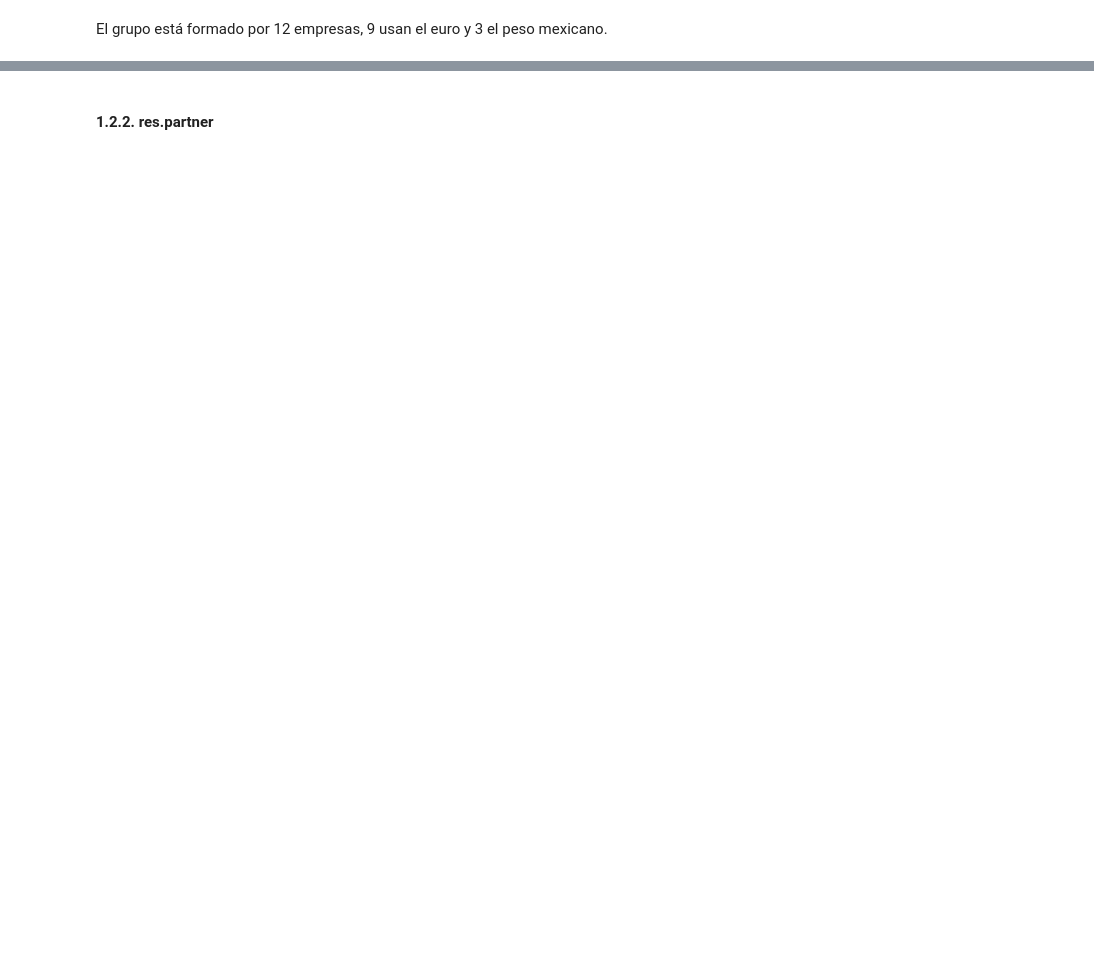
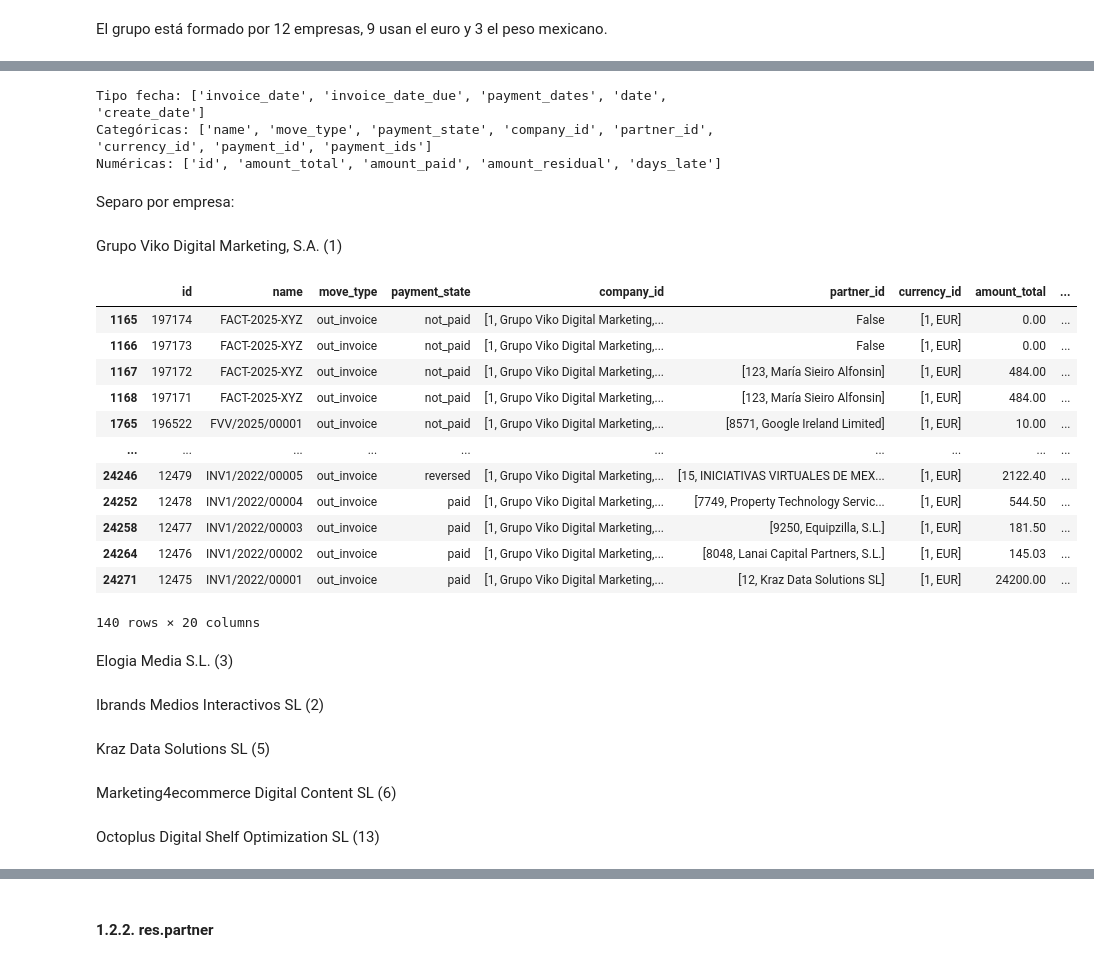
Before and after one commit to isma-fernandez/ai-agent-invoice-payment-prediction-b2b, a Jupyter notebook: exploratory.ipynb, the cells around one changed output, grey strips where cells are left out. Drawn from its saved outputs; the diff is of its cells as text; code cells hidden in the pictures; blank space fills up the shorter version.

```diff
--- a/exploratory.ipynb
+++ b/exploratory.ipynb
@@ -138,0 +272,5 @@ El grupo está formado por 12 empresas, 9 usan el euro y 3 el peso mexicano.
+# %%
+invoices_df['partner_name'] = invoices_df['partner_id'].apply(lambda x: x[1] if isinstance(x, list) else pd.NA)
+invoices_df['partner_id'] = invoices_df['partner_id'].apply(lambda x: x[0] if isinstance(x, list) else pd.NA)
+invoices_df['currency_name'] = invoices_df['currency_id'].apply(lambda x: x[1])
+invoices_df['currency_id'] = invoices_df['currency_id'].apply(lambda x: x[0])
@@ -138,0 +322,2 @@ El grupo está formado por 12 empresas, 9 usan el euro y 3 el peso mexicano.
+# %%
+invoices_df = invoices_df.drop(columns=['amount_paid'])
@@ -138,0 +394,8 @@ El grupo está formado por 12 empresas, 9 usan el euro y 3 el peso mexicano.
+# %%
+invoices_df['invoice_date_due'] = pd.to_datetime(invoices_df['invoice_date_due'], errors='coerce', format='%Y-%m-%d')
+invoices_df['invoice_date'] = pd.to_datetime(invoices_df['invoice_date'], errors='coerce')
+invoices_df['payment_dates'] = pd.to_datetime(invoices_df['payment_dates'], errors='coerce', format='%d/%m/%Y')
+invoices_df['date'] = pd.to_datetime(invoices_df['date'], errors='coerce', format='%Y-%m-%d')
+invoices_df['create_date'] = pd.to_datetime(invoices_df['create_date'], errors='coerce')
+invoices_df['days_late'] = (invoices_df['payment_dates'] - invoices_df['invoice_date_due']).dt.days
+invoices_df['is_paid'] = invoices_df['payment_state'] == "paid"
@@ -138,0 +408,42 @@ El grupo está formado por 12 empresas, 9 usan el euro y 3 el peso mexicano.
+# %%
+print(f"Tipo fecha: {date_cols}")
+print(f"Categóricas: {categorical_cols}")
+print(f"Numéricas: {numerical_cols}")
+# %% [output]
+Tipo fecha: ['invoice_date', 'invoice_date_due', 'payment_dates', 'date', 'create_date']
+Categóricas: ['name', 'move_type', 'payment_state', 'company_id', 'partner_id', 'currency_id', 'payment_id', 'payment_ids']
+Numéricas: ['id', 'amount_total', 'amount_paid', 'amount_residual', 'days_late']
+# %% [markdown]
+Separo por empresa:
+# %%
+invoices_by_company = {}
+for c in company_ids:
+    invoices_by_company[c] = invoices_df[invoices_df['company_id'].str[0] == c]
+# %% [markdown]
+Grupo Viko Digital Marketing, S.A. (1)
+# %%
+invoices_by_company[1]
+# %% [output]
+|  | id | name | move_type | payment_state | company_id | partner_id | currency_id | amount_total | ... |
+| 1165 | 197174 | FACT-2025-XYZ | out_invoice | not_paid | [1, Grupo Viko Digital Marketing,... | False | [1, EUR] | 0.00 | ... |
+| 1166 | 197173 | FACT-2025-XYZ | out_invoice | not_paid | [1, Grupo Viko Digital Marketing,... | False | [1, EUR] | 0.00 | ... |
+| 1167 | 197172 | FACT-2025-XYZ | out_invoice | not_paid | [1, Grupo Viko Digital Marketing,... | [123, María Sieiro Alfonsin] | [1, EUR] | 484.00 | ... |
+| 1168 | 197171 | FACT-2025-XYZ | out_invoice | not_paid | [1, Grupo Viko Digital Marketing,... | [123, María Sieiro Alfonsin] | [1, EUR] | 484.00 | ... |
+| 1765 | 196522 | FVV/2025/00001 | out_invoice | not_paid | [1, Grupo Viko Digital Marketing,... | [8571, Google Ireland Limited] | [1, EUR] | 10.00 | ... |
+| ... | ... | ... | ... | ... | ... | ... | ... | ... | ... |
+| 24246 | 12479 | INV1/2022/00005 | out_invoice | reversed | [1, Grupo Viko Digital Marketing,... | [15, INICIATIVAS VIRTUALES DE MEX... | [1, EUR] | 2122.40 | ... |
+| 24252 | 12478 | INV1/2022/00004 | out_invoice | paid | [1, Grupo Viko Digital Marketing,... | [7749, Property Technology Servic... | [1, EUR] | 544.50 | ... |
+| 24258 | 12477 | INV1/2022/00003 | out_invoice | paid | [1, Grupo Viko Digital Marketing,... | [9250, Equipzilla, S.L.] | [1, EUR] | 181.50 | ... |
+| 24264 | 12476 | INV1/2022/00002 | out_invoice | paid | [1, Grupo Viko Digital Marketing,... | [8048, Lanai Capital Partners, S.L.] | [1, EUR] | 145.03 | ... |
+| 24271 | 12475 | INV1/2022/00001 | out_invoice | paid | [1, Grupo Viko Digital Marketing,... | [12, Kraz Data Solutions SL] | [1, EUR] | 24200.00 | ... |
+140 rows × 20 columns
+# %% [markdown]
+Elogia Media S.L. (3)
+# %% [markdown]
+Ibrands Medios Interactivos SL (2)
+# %% [markdown]
+Kraz Data Solutions SL (5)
+# %% [markdown]
+Marketing4ecommerce Digital Content SL (6)
+# %% [markdown]
+Octoplus Digital Shelf Optimization SL (13)
```
Also changed, not shown: parts of 99 cells of this notebook, 3 other files.
